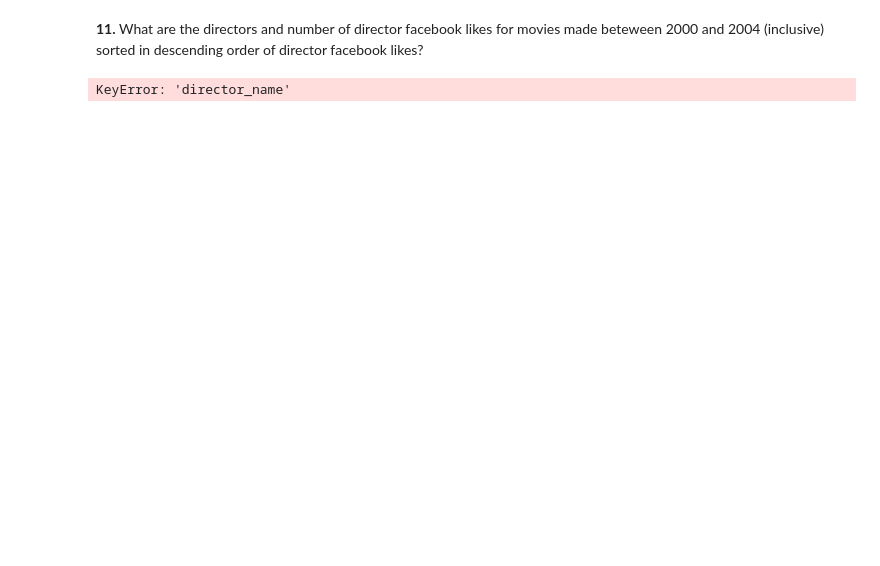
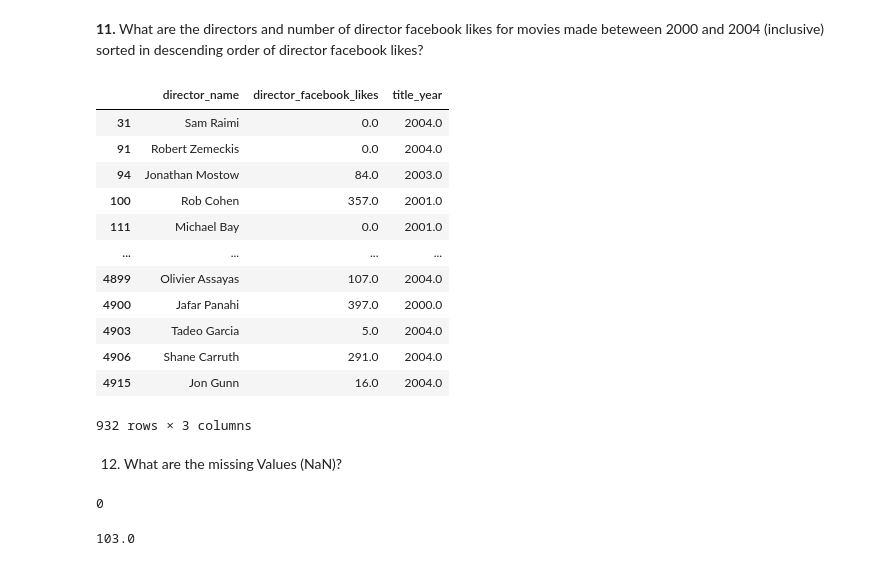
Before and after one commit to allisoncwalker/CIS277-FA22-Lab1, a Jupyter notebook: Lab1.ipynb, the cells around one changed output. Saved outputs shown, nothing was run; the diff lists cells and outputs as text; code cells hidden in the pictures; blank space fills up the shorter version.

```diff
--- a/Lab1.ipynb
+++ b/Lab1.ipynb
@@ -115,6 +171,35 @@ IndentationError: expected an indented block (4000914170.py, line 3)
 # %% [markdown]
 **11.** What are the directors and number of director facebook likes for movies made beteween 2000 and 2004 (inclusive) sorted in descending order of director facebook likes?
-# %%
-movies_df.loc['director_name', 'director_name']
-# %% [output]
-KeyError: 'director_name'
+# %%
+betweenYears = (( movies_df.title_year >= 2000) & (movies_df.title_year <= 2004))
+
+movies_df[betweenYears][["director_name", "director_facebook_likes" ]]
+# %% [output]
+|  | director_name | director_facebook_likes | title_year |
+| 31 | Sam Raimi | 0.0 | 2004.0 |
+| 91 | Robert Zemeckis | 0.0 | 2004.0 |
+| 94 | Jonathan Mostow | 84.0 | 2003.0 |
+| 100 | Rob Cohen | 357.0 | 2001.0 |
+| 111 | Michael Bay | 0.0 | 2001.0 |
+| ... | ... | ... | ... |
+| 4899 | Olivier Assayas | 107.0 | 2004.0 |
+| 4900 | Jafar Panahi | 397.0 | 2000.0 |
+| 4903 | Tadeo Garcia | 5.0 | 2004.0 |
+| 4906 | Shane Carruth | 291.0 | 2004.0 |
+| 4915 | Jon Gunn | 16.0 | 2004.0 |
+932 rows × 3 columns
+# %% [markdown]
+12. What are the missing Values (NaN)?
+# %%
+#NaN in duration
+movies_df.duration.isna().sum()
+# %% [output]
+0
+# %%
+# Fill NaN
+movies_df.duration.isna().sum()/ len(movies_df)
+movies_df.duration.fillna(movies_df.duration.median(), inplace=True )
+# in a specified place
+movies_df.loc[4].duration
+# %% [output]
+103.0
```
Also changed, not shown: parts of 10 cells of this notebook.
